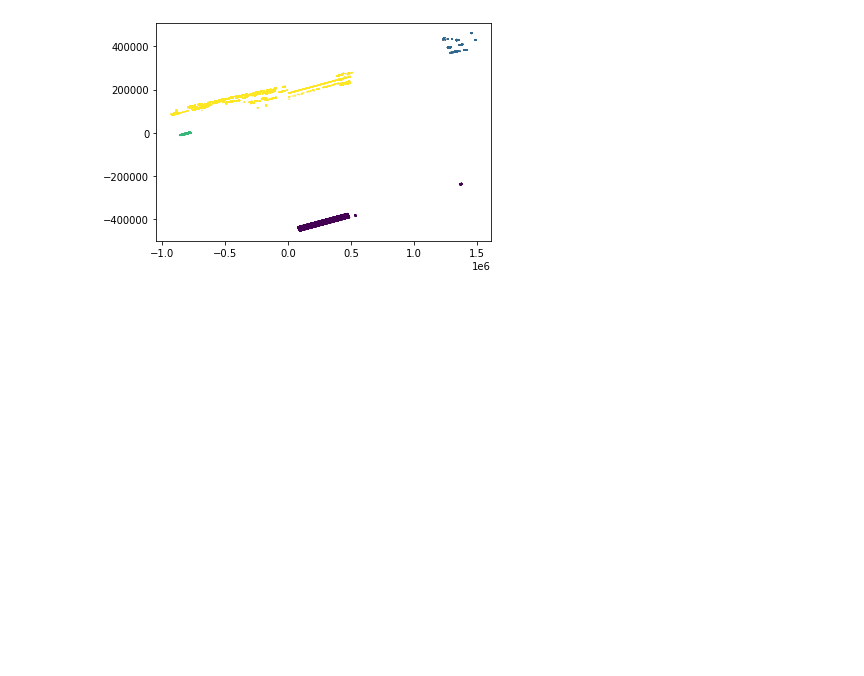
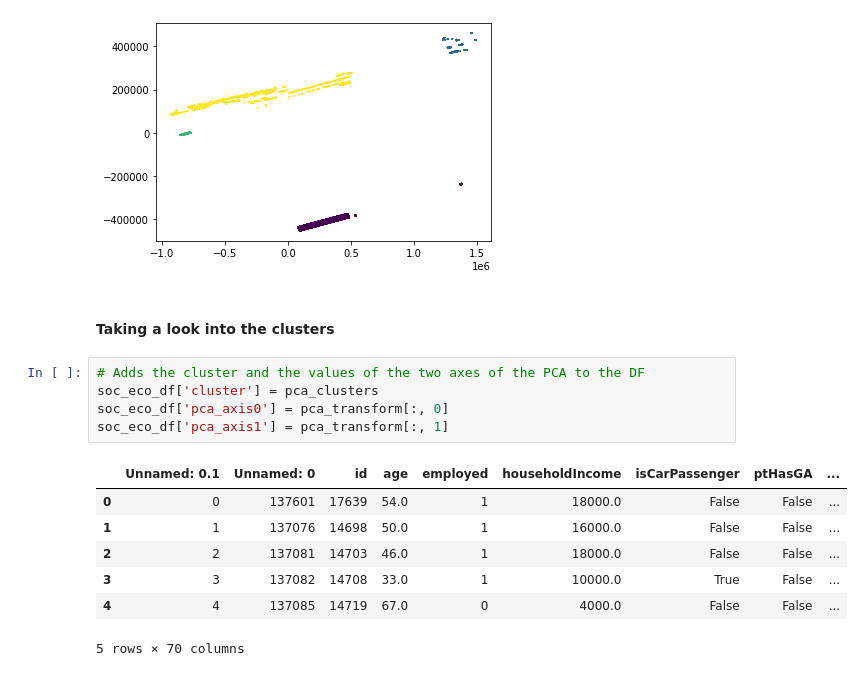
Before and after one commit to dauvillc/covid-19-switzerland, a Jupyter notebook: scripts/contact_matrices.ipynb, the cells around one changed output. Cells and saved outputs as stored; diff of their text form; blank space fills up the shorter version.

```diff
--- a/scripts/contact_matrices.ipynb
+++ b/scripts/contact_matrices.ipynb
@@ -597,3 +586,18 @@ plt.scatter(pca_transform[:, 0], pca_transform[:, 1], c=pca_clusters, s=0.1)
 # %% [output]
 <matplotlib.collections.PathCollection at 0x...>
 [figure]
+# %% [markdown]
+#### Taking a look into the clusters
+# %%
+# Adds the cluster and the values of the two axes of the PCA to the DF
+soc_eco_df['cluster'] = pca_clusters
+soc_eco_df['pca_axis0'] = pca_transform[:, 0]
+soc_eco_df['pca_axis1'] = pca_transform[:, 1]
+# %% [output]
+|  | Unnamed: 0.1 | Unnamed: 0 | id | age | employed | householdIncome | isCarPassenger | ptHasGA | ... |
+| 0 | 0 | 137601 | 17639 | 54.0 | 1 | 18000.0 | False | False | ... |
+| 1 | 1 | 137076 | 14698 | 50.0 | 1 | 16000.0 | False | False | ... |
+| 2 | 2 | 137081 | 14703 | 46.0 | 1 | 18000.0 | False | False | ... |
+| 3 | 3 | 137082 | 14708 | 33.0 | 1 | 10000.0 | True | False | ... |
+| 4 | 4 | 137085 | 14719 | 67.0 | 0 | 4000.0 | False | False | ... |
+5 rows × 70 columns
```
Also changed, not shown: parts of 11 cells of this notebook.
